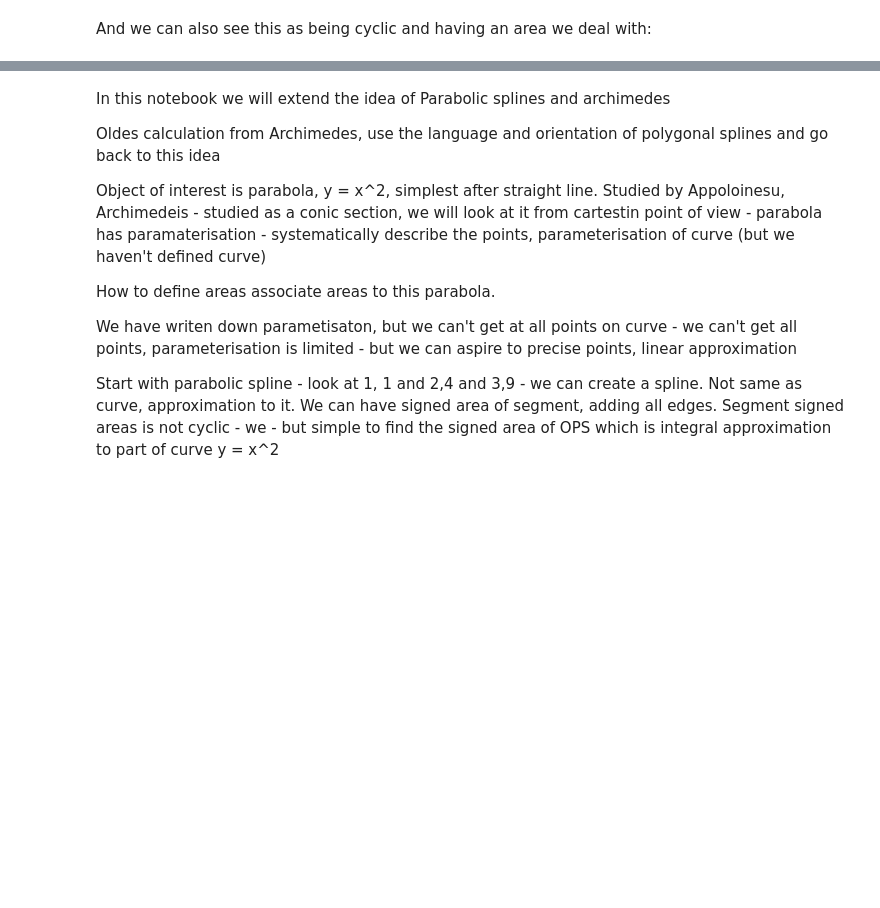
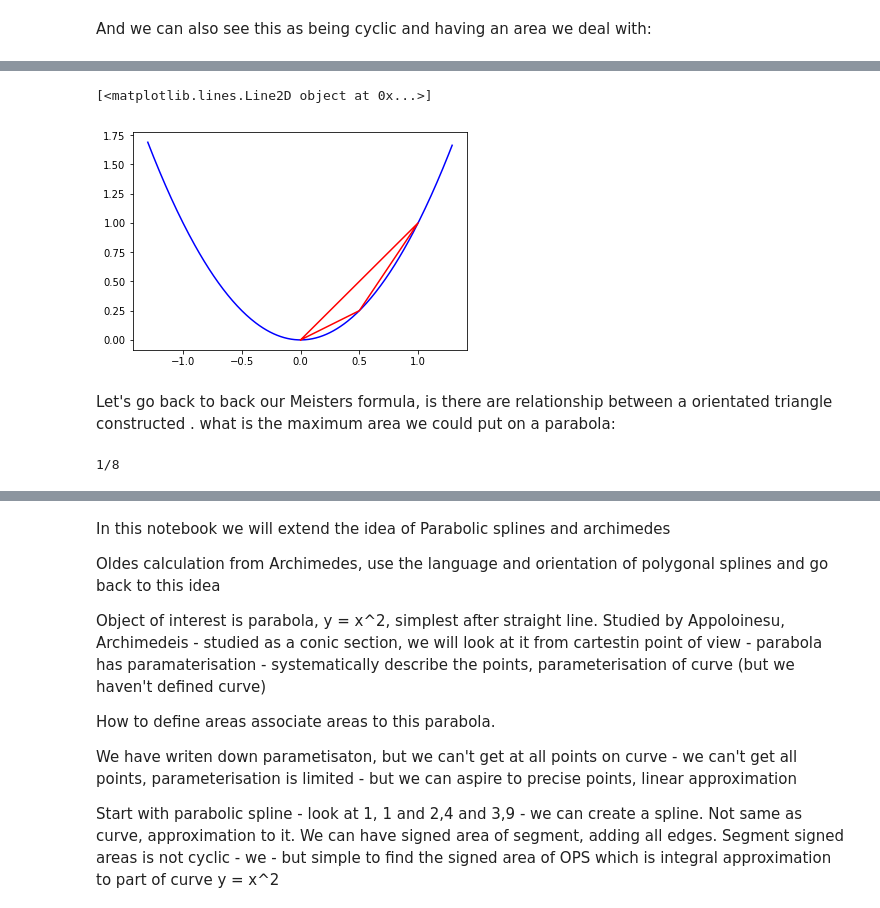
Before and after one commit to jgab3103/Jamie-Gabriel, a Jupyter notebook: Notebooks/Algebraic_Calculus_Notes_6.ipynb, the cells around one changed output, grey strips where cells are left out. Drawn from its saved outputs; the diff is of its cells as text; code cells hidden in the pictures; blank space fills up the shorter version.

```diff
--- a/Notebooks/Algebraic_Calculus_Notes_6.ipynb
+++ b/Notebooks/Algebraic_Calculus_Notes_6.ipynb
@@ -43,0 +151,23 @@ we will start by
+# %%
+fig, ax = plt.subplots()
+x2 = np.arange(start=-1.3, stop=1.3, step=.01)
+y2 = x2^2
+
+points_choice = np.array([[0,0], [1/2,1/4], [1,1]])
+points_for_plotting = np.append(points_choice, [points_choice[0]], axis=0)
+
+x1 = [e[0] for e in points_for_plotting]
+y1 = [e[1] for e in points_for_plotting]
+
+plt.plot(x2, y2, 'b')
+plt.plot(x1, y1, 'r')
+# %% [output]
+[<matplotlib.lines.Line2D object at 0x...>]
+[figure, added]
+# %% [markdown]
+Let's go back to back our Meisters formula, is there are relationship between a orientated triangle constructed . what is the maximum area we could put on a parabola:
+# %%
+s = compute_signed_area_using_meisters_formula([[0, 0], [1/2, 1/4], [1, 1]], is_cyclic=False)
+s
+# %% [output]
+1/8
```
Also changed, not shown: parts of 30 cells of this notebook.
